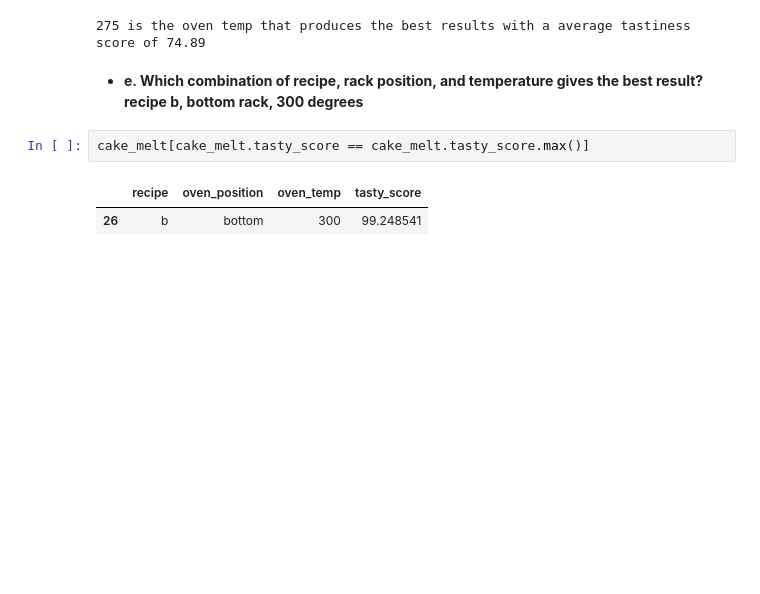
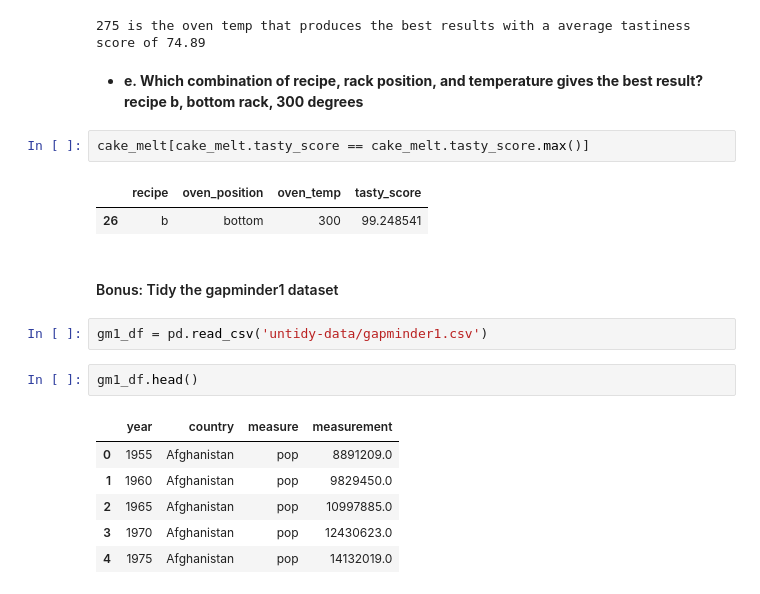
Before and after one commit to justin-m-sullivan/classification-exercises, a Jupyter notebook: tidy_data.ipynb, the cells around one changed output. Cells and saved outputs as stored; diff of their text form; blank space fills up the shorter version.

```diff
--- a/tidy_data.ipynb
+++ b/tidy_data.ipynb
@@ -282,3 +287,16 @@ cake_melt[cake_melt.tasty_score == cake_melt.tasty_score.max()]
 # %% [output]
 |  | recipe | oven_position | oven_temp | tasty_score |
 | 26 | b | bottom | 300 | 99.248541 |
+# %% [markdown]
+#### Bonus: Tidy the gapminder1 dataset
+# %%
+gm1_df = pd.read_csv('untidy-data/gapminder1.csv')
+# %%
+gm1_df.head()
+# %% [output]
+|  | year | country | measure | measurement |
+| 0 | 1955 | Afghanistan | pop | 8891209.0 |
+| 1 | 1960 | Afghanistan | pop | 9829450.0 |
+| 2 | 1965 | Afghanistan | pop | 10997885.0 |
+| 3 | 1970 | Afghanistan | pop | 12430623.0 |
+| 4 | 1975 | Afghanistan | pop | 14132019.0 |
```
Also changed, not shown: parts of 16 cells of this notebook.
